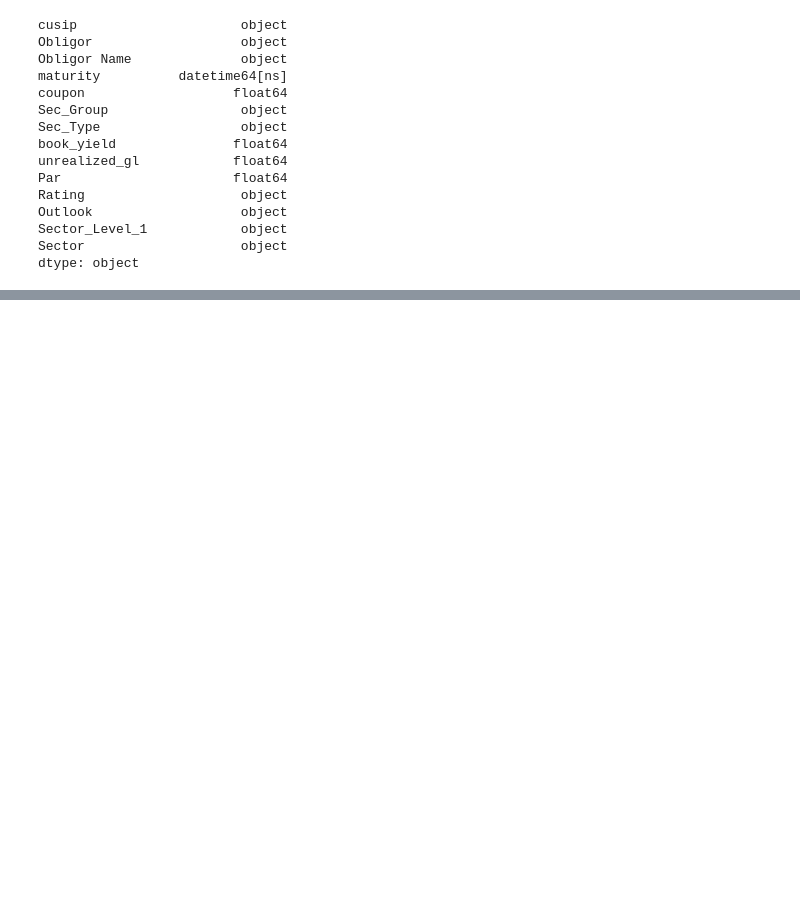
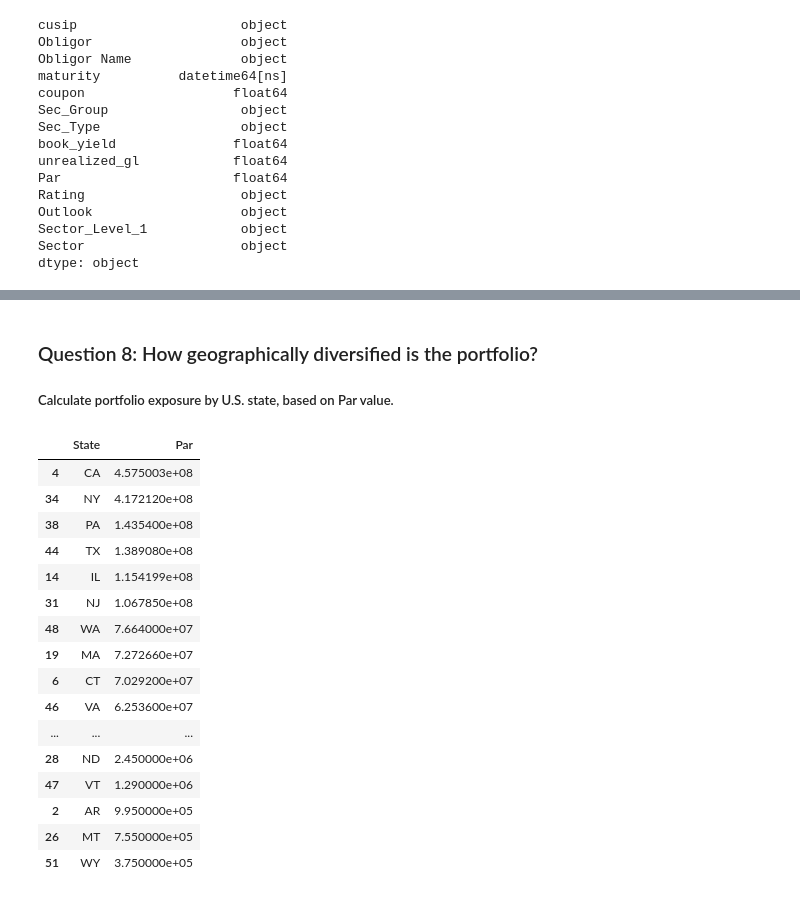
Before and after one commit to kaushalkuma-r/BLK-Assignment, a Jupyter notebook: analysis.ipynb, the cells around one changed output, grey strips where cells are left out. Cells and saved outputs as stored; diff of their text form; code cells hidden in the pictures; blank space fills up the shorter version.

```diff
--- a/analysis.ipynb
+++ b/analysis.ipynb
@@ -904,0 +704,60 @@ exposure_df
+# %% [markdown]
+### Question 8: How geographically diversified is the portfolio?
+##### Calculate portfolio exposure by U.S. state, based on Par value.
+# %%
+def analyze_geographic_diversity(df):
+
+    if 'State' not in df.columns:
+        print("The dataset does not contain a 'State' column. Please provide the correct column for geographic info.")
+        return
+
+    state_exposure = (
+        df.groupby('State', observed=True)['Par']
+        .sum()
+        .reset_index()
+        .sort_values(by='Par', ascending=False)
+    )
+
+    display(state_exposure)
+
+    fig = px.bar(
+        state_exposure,
+        x='State',
+        y='Par',
+        text='Par',
+        title='Portfolio Exposure by U.S. State',
+        labels={'Par': 'Total Par Exposure'},
+        color='Par',
+        color_continuous_scale=shared_color_scale
+    )
+
+    fig.update_traces(texttemplate='%{text:.2s}', textposition='outside')
+    fig.update_layout(
+        xaxis_tickangle=-45,
+        width=1000,
+        height=500,
+        plot_bgcolor='white'
+    )
+
+    fig.show()
+
+
+analyze_geographic_diversity(merged_data)
+# %% [output]
+|  | State | Par |
+| 4 | CA | 4.575003e+08 |
+| 34 | NY | 4.172120e+08 |
+| 38 | PA | 1.435400e+08 |
+| 44 | TX | 1.389080e+08 |
+| 14 | IL | 1.154199e+08 |
+| 31 | NJ | 1.067850e+08 |
+| 48 | WA | 7.664000e+07 |
+| 19 | MA | 7.272660e+07 |
+| 6 | CT | 7.029200e+07 |
+| 46 | VA | 6.253600e+07 |
+| ... | ... | ... |
+| 28 | ND | 2.450000e+06 |
+| 47 | VT | 1.290000e+06 |
+| 2 | AR | 9.950000e+05 |
+| 26 | MT | 7.550000e+05 |
+| 51 | WY | 3.750000e+05 |
```
Also changed, not shown: parts of 65 cells of this notebook, 15 other files.
